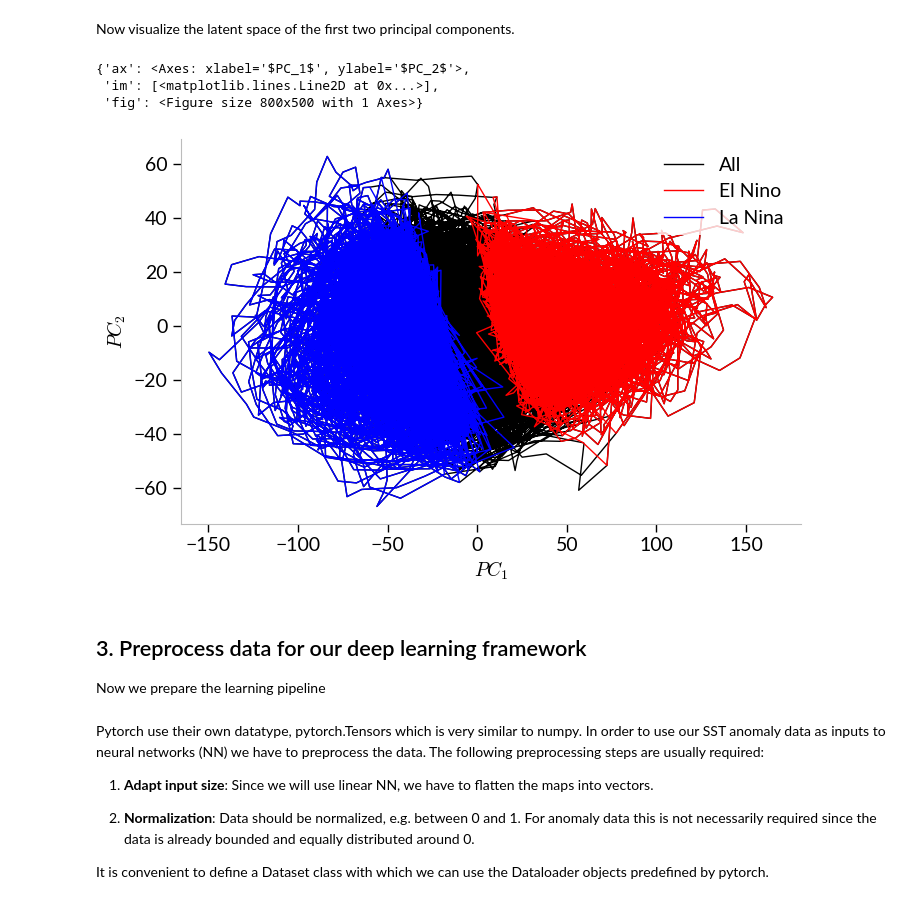
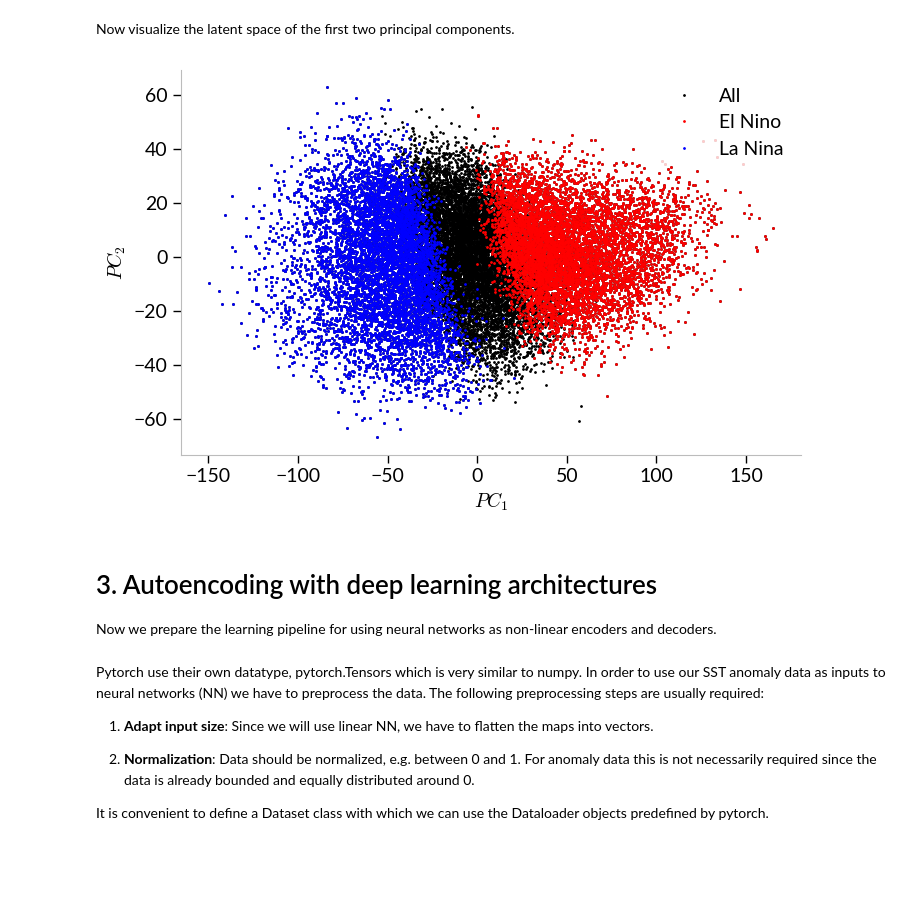
Before and after one commit to fstrnad/lectures, a Jupyter notebook: time_series_lecture/tutorial_vae_ssta.ipynb, the cells around one changed output. Saved outputs shown, nothing was run; the diff lists cells and outputs as text; code cells hidden in the pictures; blank space fills up the shorter version.

Commit message:
updated tutorial with better plots

```diff
--- a/time_series_lecture/tutorial_vae_ssta.ipynb
+++ b/time_series_lecture/tutorial_vae_ssta.ipynb
@@ -254,38 +256,29 @@ for i in range(num_pcs):
 # %% [markdown]
 Now visualize the latent space of the first two principal components.
 # %%
+reload(gplt)
 nino34_data = get_nino34(dataset.dataarray)
 
 # get all encodings for El Nino conditions
 nino_idx = np.where(nino34_data > 0.5)[0]
 # get all encodings for La Nina conditions
 nina_idx = np.where(nino34_data < -0.5)[0]
-gplt.plot_2d(x_arr=[z[:,0], z[nino_idx,0], z[nina_idx,0]],
+im = gplt.plot_2d(x_arr=[z[:,0], z[nino_idx,0], z[nina_idx,0]],
              y_arr=[z[:,1], z[nino_idx,1], z[nina_idx,1]],
              label_arr=['All', 'El Nino', 'La Nina'],
              color_arr=['k', 'r', 'b'],
-             mk='o',
+             mk_arr=['o', 'o', 'o'],
              mk_size=1,
              ls='',
              xlabel=r"$PC_1$",
              ylabel=r"$PC_2$"
              )
-
-# ax.plot(z[:,0], z[:,1], 'ko', alpha=0.5, label='All')
-# ax.plot(z[idx_pos, 0], z[idx_pos, 1], 'ro', label='Positive phase')
-# ax.plot(z[idx_neg, 0], z[idx_neg, 1], 'bo', label='Negative phase')
-# ax.set_xlabel(r"$PC_1$")
-# ax.set_ylabel(r"$PC_2$")
-# ax.legend()
 # %% [output]
-{'ax': <Axes: xlabel='$PC_1$', ylabel='$PC_2$'>,
- 'im': [<matplotlib.lines.Line2D at 0x...>],
- 'fig': <Figure size 800x500 with 1 Axes>}
-[figure, old version]
+[figure, new version]
 # %% [markdown]
-## 3. Preprocess data for our deep learning framework
+# 3. Autoencoding with deep learning architectures
 
-Now we prepare the learning pipeline
+Now we prepare the learning pipeline for using neural networks as non-linear encoders and decoders.
 # %% [markdown]
 Pytorch use their own datatype, pytorch.Tensors which is very similar to numpy. In order to use our SST anomaly data as inputs to neural networks (NN) we have to preprocess the data. The following preprocessing steps are usually required:
 
```
Also changed, not shown: parts of 6 cells of this notebook.
